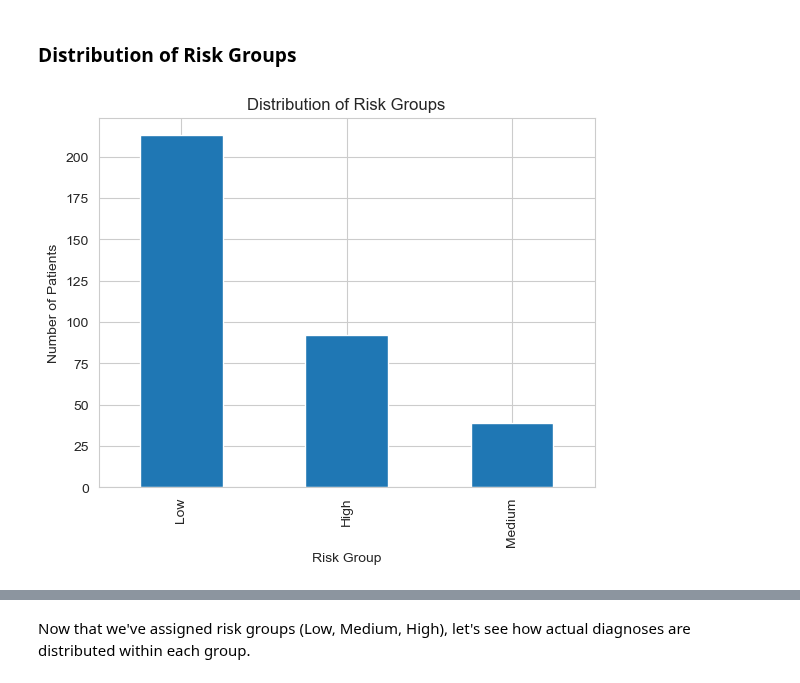
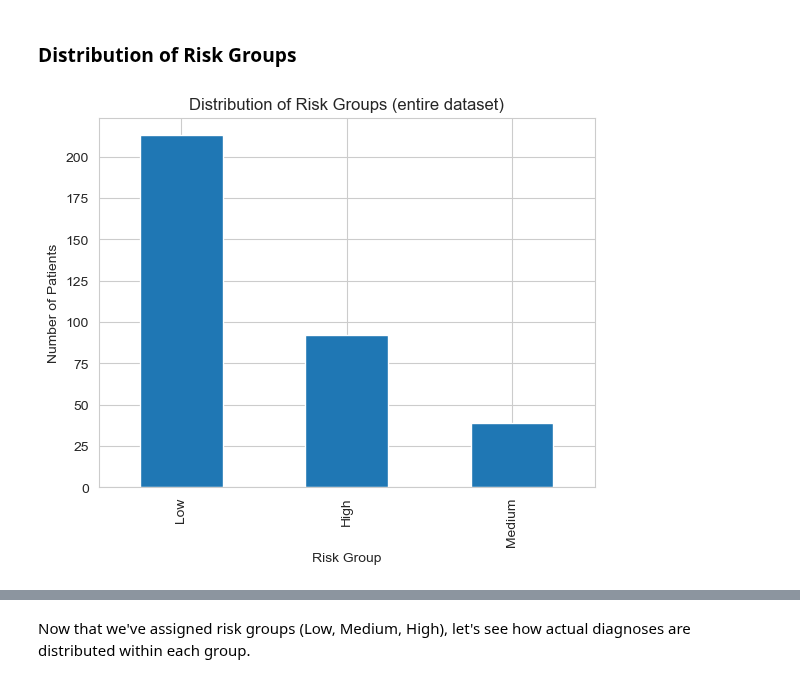
Before and after one commit to mgamankwah/alzheimers_risk_prediction, a Jupyter notebook: scripts/Calibrated_probabilities_Nasheed.ipynb, the cells around one changed output, grey strips where cells are left out. Saved outputs shown, nothing was run; the diff lists cells and outputs as text; code cells hidden in the pictures.

```diff
--- a/scripts/Calibrated_probabilities_Nasheed.ipynb
+++ b/scripts/Calibrated_probabilities_Nasheed.ipynb
@@ -92,3 +93,5 @@ model_tuned_ = AdaBoostClassifier(
     estimator=DecisionTreeClassifier(**model_tuned_tree_params, random_state=123),
     random_state=123
 )
+
+model_tuned_.fit(df_train[all_features[:-1]], df_train.Diagnosis)
@@ -263,10 +457,10 @@ df_test[['Diagnosis', 'alzheimers_risk', 'risk_group']].head()
 ### **Distribution of Risk Groups**
 # %%
 # How many patients fall into each category?
-df_test['risk_group'].value_counts().plot(kind='bar', title='Distribution of Risk Groups')
+df_test['risk_group'].value_counts().plot(kind='bar', title='Distribution of Risk Groups (entire dataset)')
 plt.ylabel("Number of Patients")
 plt.xlabel("Risk Group")
 plt.grid(True)
 plt.show()
 # %% [output]
-[figure, old version]
+[figure, new version]
```
Also changed, not shown: parts of 17 cells of this notebook.
